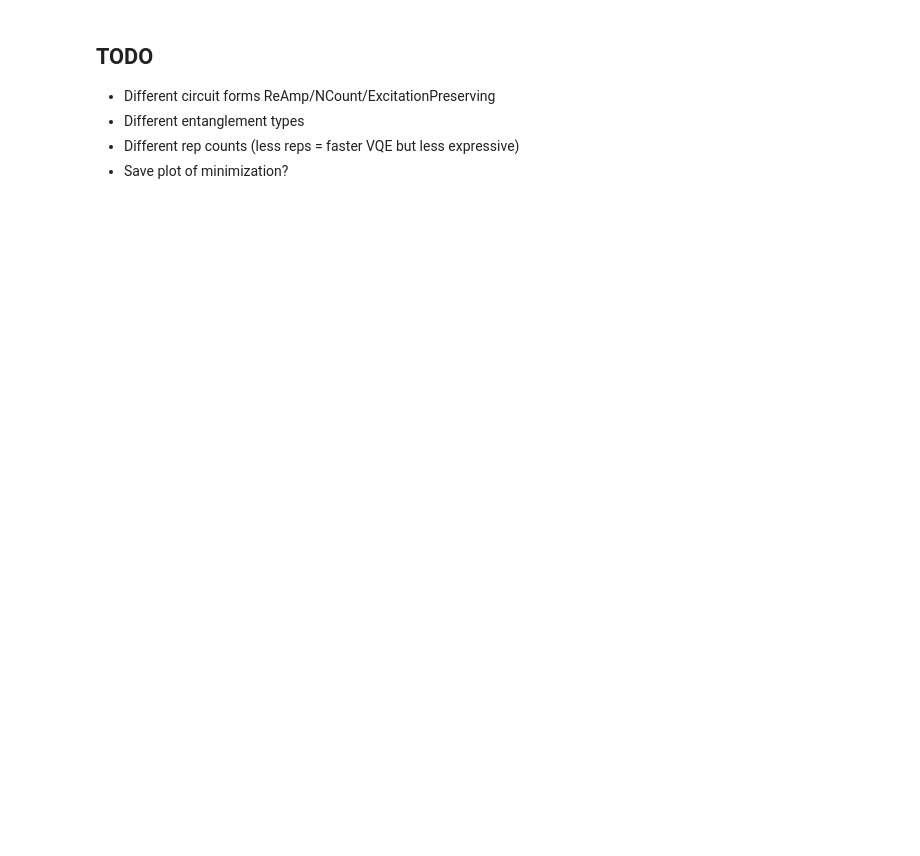
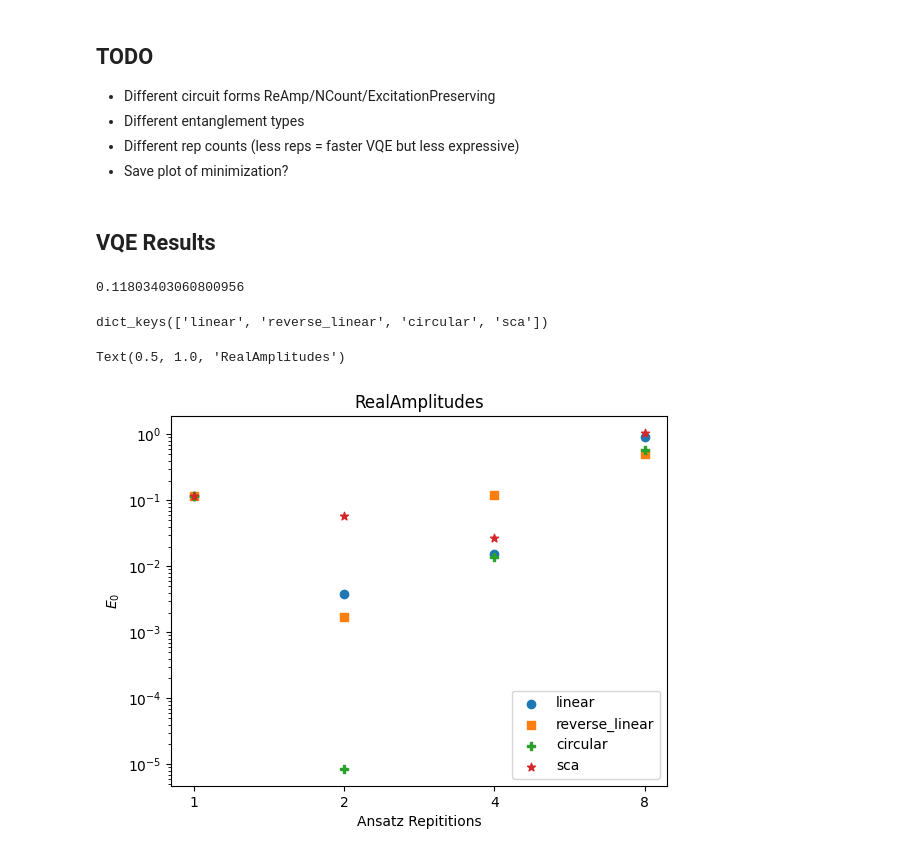
Before and after one commit to chrisculver/WessZumino, a Jupyter notebook: Production/2Site/linear_vqe.ipynb, the cells around one changed output. Saved outputs shown, nothing was run; the diff lists cells and outputs as text; code cells hidden in the pictures; blank space fills up the shorter version.

```diff
--- a/Production/2Site/linear_vqe.ipynb
+++ b/Production/2Site/linear_vqe.ipynb
@@ -115,3 +117,15 @@ for entanglement in ['linear','reverse_linear','circular','sca']: #full and reve
             json.dump(results, file)
 
         clear_output()
+# %% [markdown]
+## VQE Results
+# %%
+data={}
+raFile=open('Data/vqe_linear_real_amplitudes.json')
+data['RealAmplitudes']=json.load(raFile)
+epFile=open('Data/vqe_linear_excitation_preserving.json')
+data['ExcitationPreserving']=json.load(epFile)
+# %%
+np.array(data['RealAmplitudes']['linear']['1']).min()
+# %% [output]
+0.11803403060800956
@@ -117,0 +134,26 @@ for entanglement in ['linear','reverse_linear','circular','sca']: #full and reve
+# %%
+data['RealAmplitudes'].keys()
+# %% [output]
+dict_keys(['linear', 'reverse_linear', 'circular', 'sca'])
+# %%
+amp='RealAmplitudes'
+entanglements=data[amp].keys()
+
+markers=['o','s','P','*']
+
+for i,entanglement in enumerate(entanglements):
+    eMin = []
+    reps=data[amp][entanglement].keys()
+    for rep in reps:
+        eMin.append(np.array(data[amp][entanglement][str(rep)]).min())
+
+    plt.scatter(reps,eMin,marker=markers[i],label=entanglement)
+
+plt.yscale('log')
+plt.xlabel('Ansatz Repititions')
+plt.ylabel(r'$E_0$')
+plt.legend(loc='lower right')
+plt.title(amp)
+# %% [output]
+Text(0.5, 1.0, 'RealAmplitudes')
+[figure, added]
```
Also changed, not shown: parts of 12 cells of this notebook, 1 other file.
